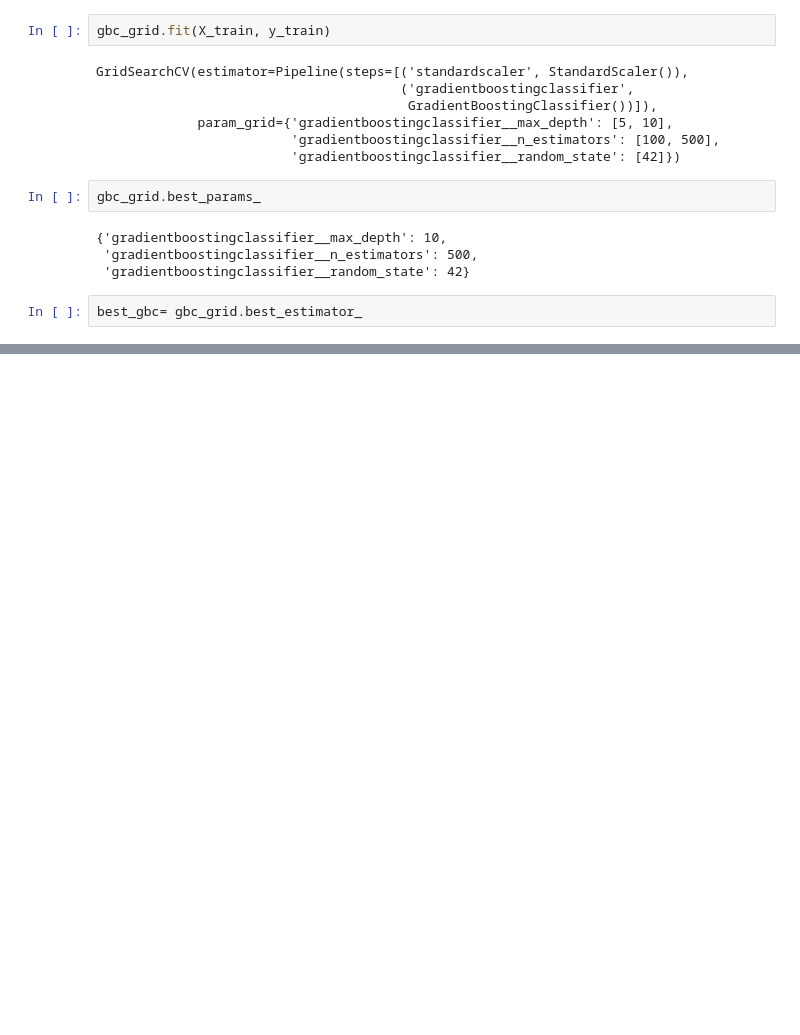
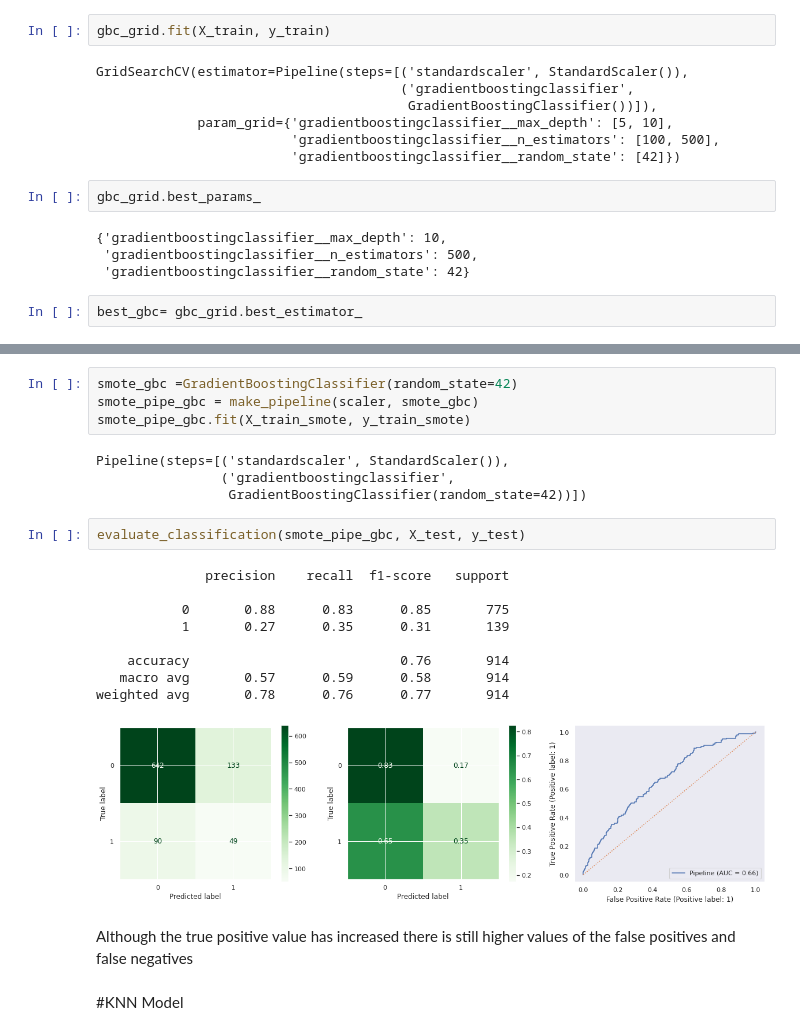
Before and after one commit to maryawamaitha/ML-Project-2, a Jupyter notebook: Copy_of_HeartDiseaseLogistic_Regression.ipynb, the cells around one changed output, grey strips where cells are left out. Drawn from its saved outputs; the diff is of its cells as text; blank space fills up the shorter version.

```diff
--- a/Copy_of_HeartDiseaseLogistic_Regression.ipynb
+++ b/Copy_of_HeartDiseaseLogistic_Regression.ipynb
@@ -467,0 +476,24 @@ weighted avg       0.81      0.85      0.81       914
+# %%
+smote_gbc =GradientBoostingClassifier(random_state=42)
+smote_pipe_gbc = make_pipeline(scaler, smote_gbc)
+smote_pipe_gbc.fit(X_train_smote, y_train_smote)
+# %% [output]
+Pipeline(steps=[('standardscaler', StandardScaler()),
+                ('gradientboostingclassifier',
+                 GradientBoostingClassifier(random_state=42))])
+# %%
+evaluate_classification(smote_pipe_gbc, X_test, y_test)
+# %% [output]
+              precision    recall  f1-score   support
+
+           0       0.88      0.83      0.85       775
+           1       0.27      0.35      0.31       139
+
+    accuracy                           0.76       914
+   macro avg       0.57      0.59      0.58       914
+weighted avg       0.78      0.76      0.77       914
+[figure, added]
+# %% [markdown]
+Although the true positive value has increased there is still higher values of the false positives and false negatives
+# %% [markdown]
+#KNN Model
```
Also changed, not shown: parts of 33 cells of this notebook.
